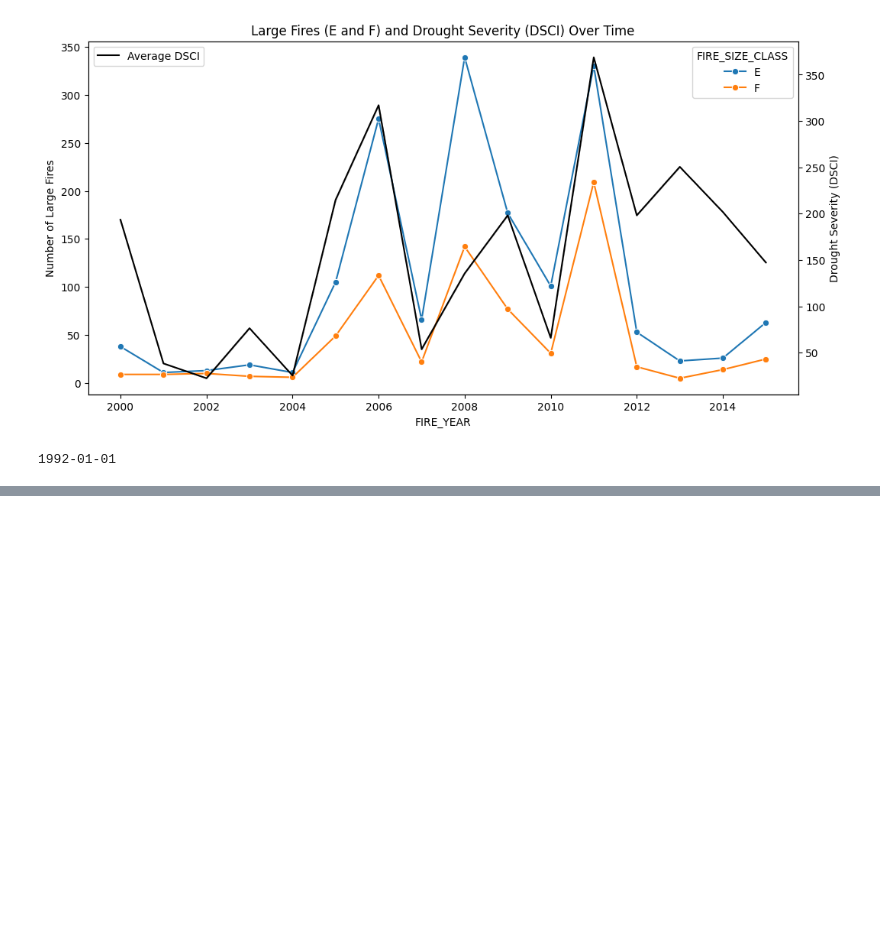
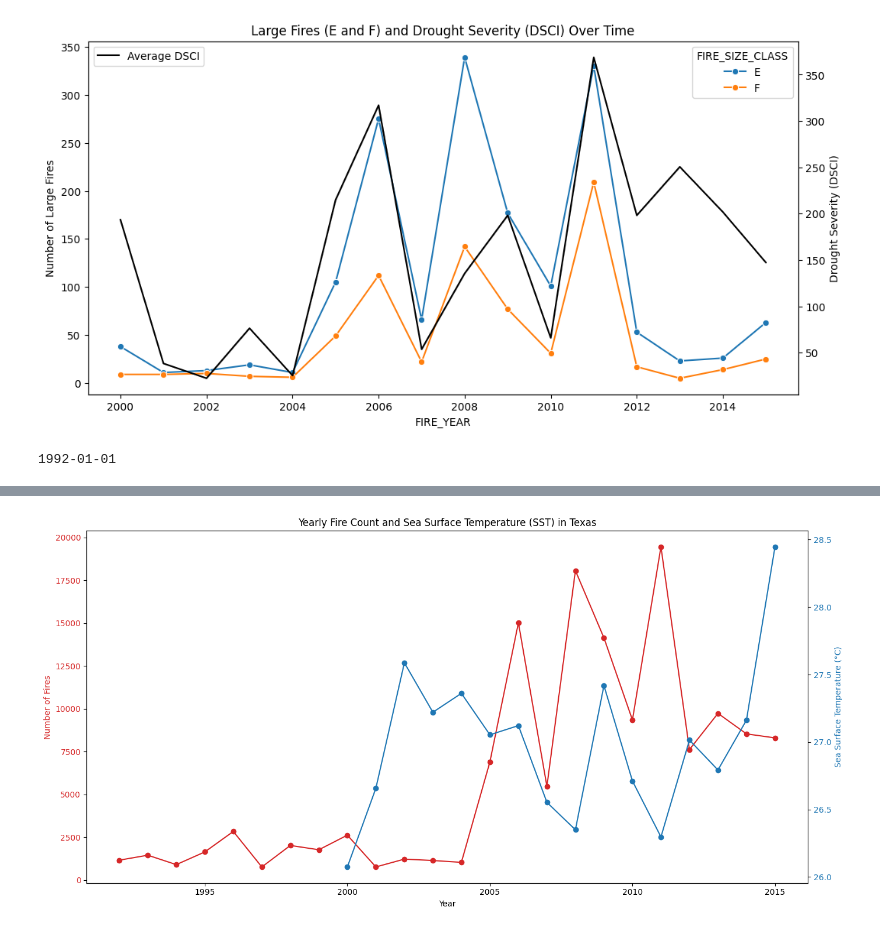
Before and after one commit to J0bster/forestfires_usa, a Jupyter notebook: Job/plot.ipynb, the cells around one changed output, grey strips where cells are left out. Saved outputs shown, nothing was run; the diff lists cells and outputs as text; code cells hidden in the pictures; blank space fills up the shorter version.

```diff
--- a/Job/plot.ipynb
+++ b/Job/plot.ipynb
@@ -205,0 +200,37 @@ plt.show()
+# %%
+import pandas as pd
+import seaborn as sns
+import matplotlib.pyplot as plt
+
+nino_data = pd.read_csv('../dataset/nino_sst.csv')
+
+fire_data = pd.read_csv('../dataset/texas_fires.csv')
+
+fire_data['DISCOVERY_DATE_NEW'] = pd.to_datetime(fire_data['DISCOVERY_DATE_NEW'])
+fire_data['Year'] = fire_data['DISCOVERY_DATE_NEW'].dt.year
+
+yearly_fires = fire_data.groupby('Year').size().reset_index(name='Fire_Count')
+yearly_area = fire_data.groupby('Year')['FIRE_SIZE'].sum().reset_index(name='Total_Area')
+fire_data = fire_data.drop(fire_data[fire_data['STAT_CAUSE_DESCR'] == 'Debris Burning'].index)
+
+nino_data['Year'] = pd.to_datetime(nino_data['Date']).dt.year
+sst = nino_data.groupby('Year')['Temperature'].mean()
+fig, ax1 = plt.subplots(figsize=(14, 7))
+color = 'tab:red'
+ax1.set_xlabel('Year')
+ax1.set_ylabel('Number of Fires', color=color)
+ax1.plot(yearly_fires['Year'], yearly_fires['Fire_Count'], color=color, marker='o')
+ax1.tick_params(axis='y', labelcolor=color)
+
+ax2 = ax1.twinx()
+
+color = 'tab:blue'
+ax2.set_ylabel('Sea Surface Temperature (°C)', color=color)
+ax2.plot(sst, marker='o', color=color)
+ax2.tick_params(axis='y', labelcolor=color)
+
+plt.title('Yearly Fire Count and Sea Surface Temperature (SST) in Texas')
+plt.tight_layout()
+plt.show()
+# %% [output]
+[figure, added]
```
Also changed, not shown: parts of 7 cells of this notebook, 4 other files.
